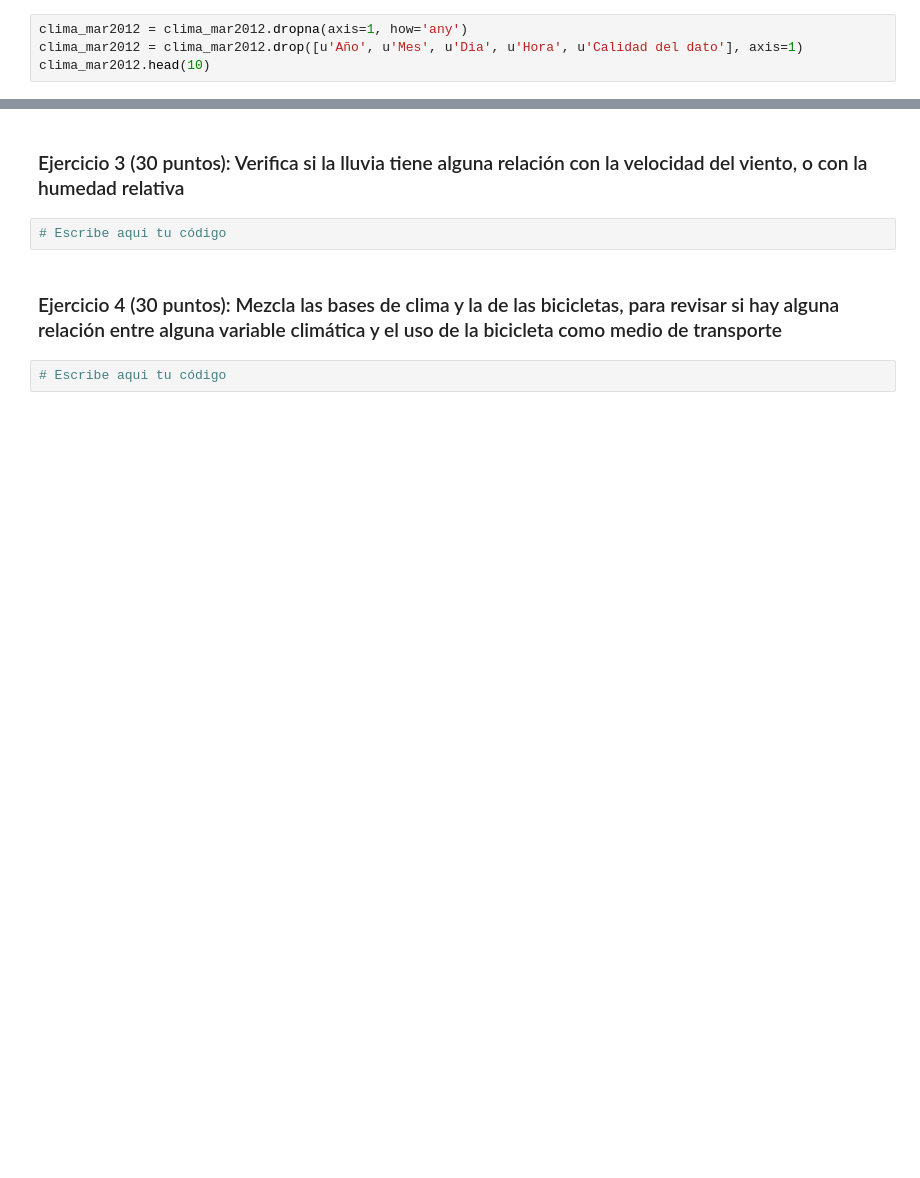
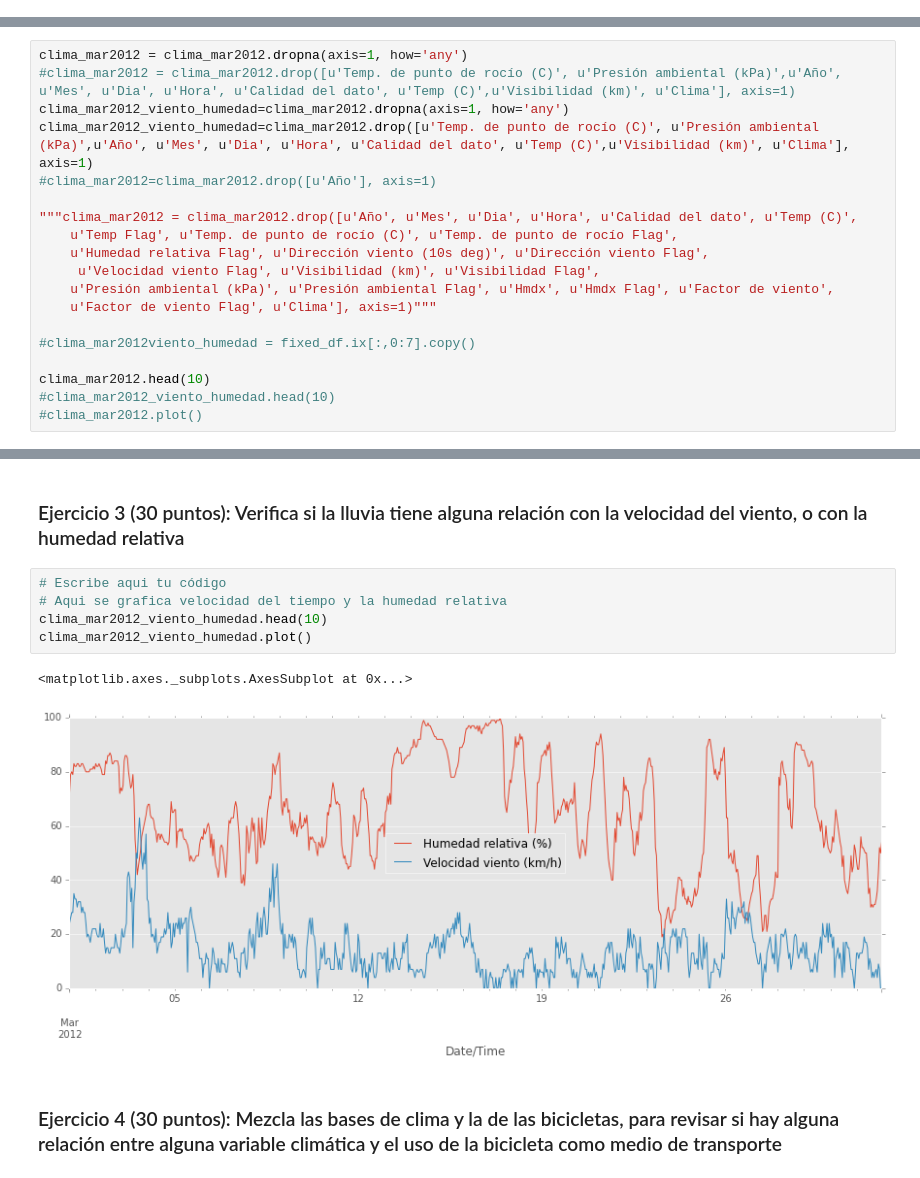
Before and after one commit to cursoRdP-unison/pandas, a Jupyter notebook: intro_pandas.ipynb, the cells around one changed output, grey strips where cells are left out. Cells and saved outputs as stored; diff of their text form; blank space fills up the shorter version.

```diff
--- a/intro_pandas.ipynb
+++ b/intro_pandas.ipynb
@@ -361,7 +390,3 @@ clima_mar2012.describe()
 Como podemos ver, varias de las columnas tienen puros valores tipo `NaN`, que en Pandas significa que el valor es faltante. Por el momento estas columnas vamos a eliminarlas de un tajo utilizando la función `dropna`.
 
 Igualmente, si el índice ya incluye fecha y hora, las columnas extras que representan Año, mes, día y hora pues son redundantes y también los vamos a eliminar, utilizando la función `drop`. Igualmente para la columna de calidad del dato que no parece tener información relevante. En ambos casos usamos la opción `axix=1` lo que significa que solamente queremos eliminar columnas.
-# %%
-clima_mar2012 = clima_mar2012.dropna(axis=1, how='any')
-clima_mar2012 = clima_mar2012.drop([u'Año', u'Mes', u'Dia', u'Hora', u'Calidad del dato'], axis=1)
-clima_mar2012.head(10)
@@ -380,0 +393,19 @@ clima_mar2012.head(10)
+# %%
+clima_mar2012 = clima_mar2012.dropna(axis=1, how='any')
+#clima_mar2012 = clima_mar2012.drop([u'Temp. de punto de rocío (C)', u'Presión ambiental (kPa)',u'Año', u'Mes', u'Dia', u'Hora', u'Calidad del dato', u'Temp (C)',u'Visibilidad (km)', u'Clima'], axis=1)
+clima_mar2012_viento_humedad=clima_mar2012.dropna(axis=1, how='any')
+clima_mar2012_viento_humedad=clima_mar2012.drop([u'Temp. de punto de rocío (C)', u'Presión ambiental (kPa)',u'Año', u'Mes', u'Dia', u'Hora', u'Calidad del dato', u'Temp (C)',u'Visibilidad (km)', u'Clima'], axis=1)
+#clima_mar2012=clima_mar2012.drop([u'Año'], axis=1)
+
+"""clima_mar2012 = clima_mar2012.drop([u'Año', u'Mes', u'Dia', u'Hora', u'Calidad del dato', u'Temp (C)',
+    u'Temp Flag', u'Temp. de punto de rocío (C)', u'Temp. de punto de rocío Flag',
+    u'Humedad relativa Flag', u'Dirección viento (10s deg)', u'Dirección viento Flag',
+     u'Velocidad viento Flag', u'Visibilidad (km)', u'Visibilidad Flag',
+    u'Presión ambiental (kPa)', u'Presión ambiental Flag', u'Hmdx', u'Hmdx Flag', u'Factor de viento',
+    u'Factor de viento Flag', u'Clima'], axis=1)"""
+
+#clima_mar2012viento_humedad = fixed_df.ix[:,0:7].copy()
+
+clima_mar2012.head(10)
+#clima_mar2012_viento_humedad.head(10)
+#clima_mar2012.plot()
@@ -455,8 +512,12 @@ array([<matplotlib.axes._subplots.AxesSubplot object at 0x...>,
 # %% [markdown]
 ### Ejercicio 3 (30 puntos): Verifica si la lluvia tiene alguna relación con la velocidad del viento, o con la humedad relativa
-# %%
-# Escribe aqui tu código
+# %%
+# Escribe aqui tu código
+# Aqui se grafica velocidad del tiempo y la humedad relativa
+clima_mar2012_viento_humedad.head(10)
+clima_mar2012_viento_humedad.plot()
+# %% [output]
+<matplotlib.axes._subplots.AxesSubplot at 0x...>
+[figure, added]
 # %% [markdown]
 ### Ejercicio 4 (30 puntos): Mezcla las bases de clima y la de las bicicletas, para revisar si hay alguna relación entre alguna variable climática y el uso de la bicicleta como medio de transporte
-# %%
-# Escribe aqui tu código
```
Also changed, not shown: parts of 9 cells of this notebook, 1 other file.
